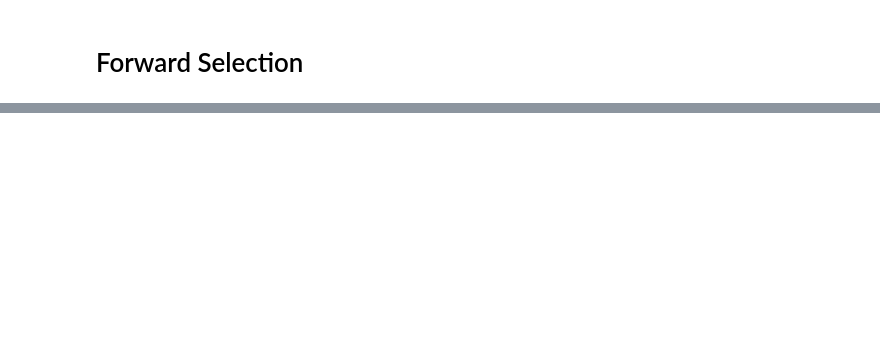
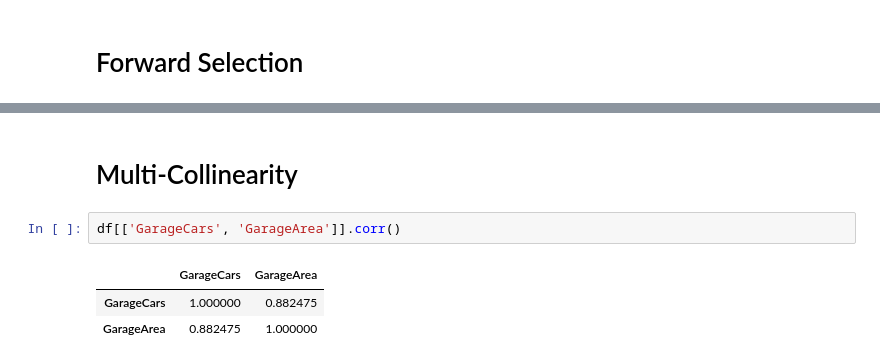
Before and after one commit to brendanfitz/kaggle, a Jupyter notebook: housing/housingRegression.ipynb, the cells around one changed output, grey strips where cells are left out. Saved outputs shown, nothing was run; the diff lists cells and outputs as text; blank space fills up the shorter version.

```diff
--- a/housing/housingRegression.ipynb
+++ b/housing/housingRegression.ipynb
@@ -256,0 +305,8 @@ strong multicollinearity or other numerical problems.
+# %% [markdown]
+# Multi-Collinearity
+# %%
+df[['GarageCars', 'GarageArea']].corr()
+# %% [output]
+|  | GarageCars | GarageArea |
+| GarageCars | 1.000000 | 0.882475 |
+| GarageArea | 0.882475 | 1.000000 |
```
Also changed, not shown: parts of 21 cells of this notebook, 1 other file.
